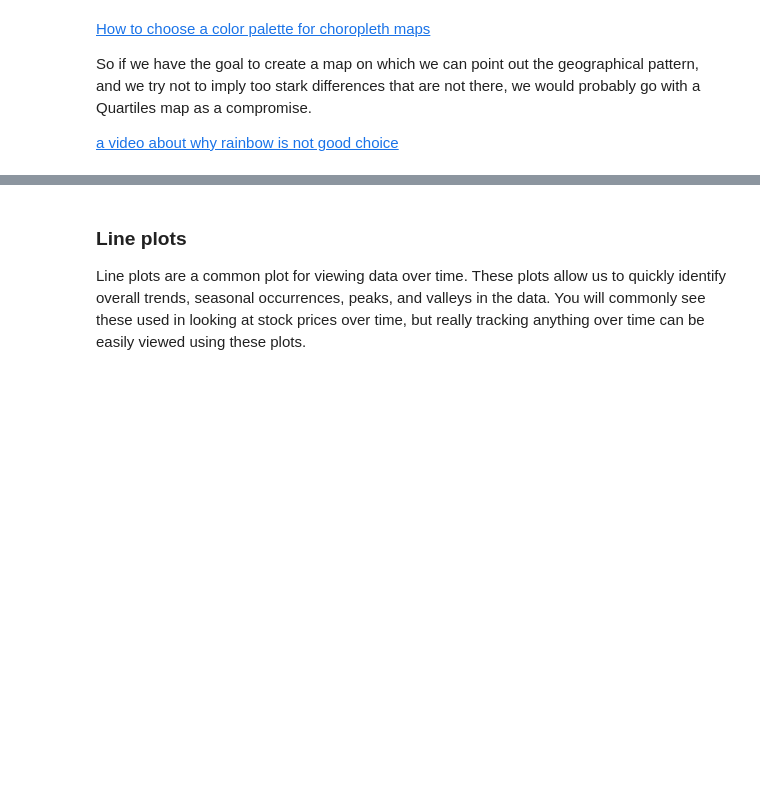
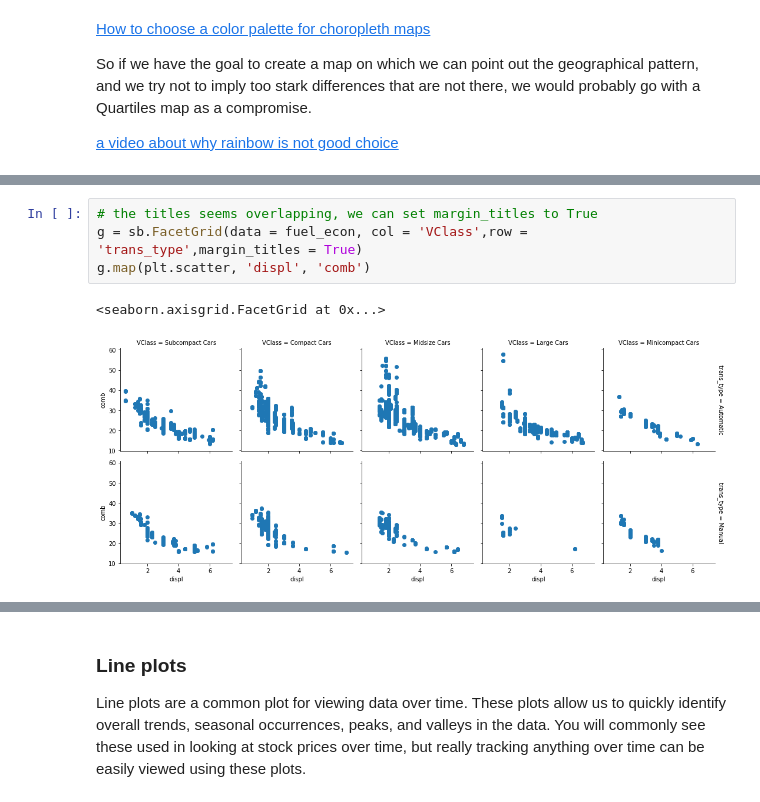
Before and after one commit to edifierxuhao/Data_visualization, a Jupyter notebook: Data_visualization_in_Data_analysis.ipynb, the cells around one changed output, grey strips where cells are left out. Cells and saved outputs as stored; diff of their text form; blank space fills up the shorter version.

```diff
--- a/Data_visualization_in_Data_analysis.ipynb
+++ b/Data_visualization_in_Data_analysis.ipynb
@@ -2334,0 +2360,7 @@ So if we have the goal to create a map on which we can point out the geographica
+# %%
+# the titles seems overlapping, we can set margin_titles to True
+g = sb.FacetGrid(data = fuel_econ, col = 'VClass',row = 'trans_type',margin_titles = True)
+g.map(plt.scatter, 'displ', 'comb')
+# %% [output]
+<seaborn.axisgrid.FacetGrid at 0x...>
+[figure, added]
```
Also changed, not shown: parts of 47 cells of this notebook, 2 other files.
